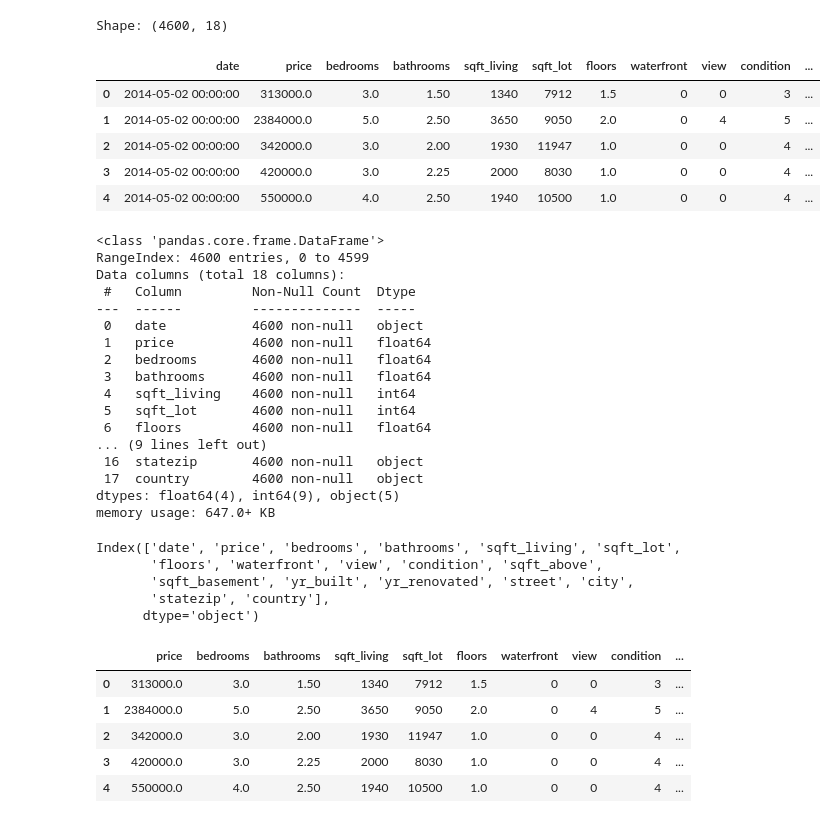
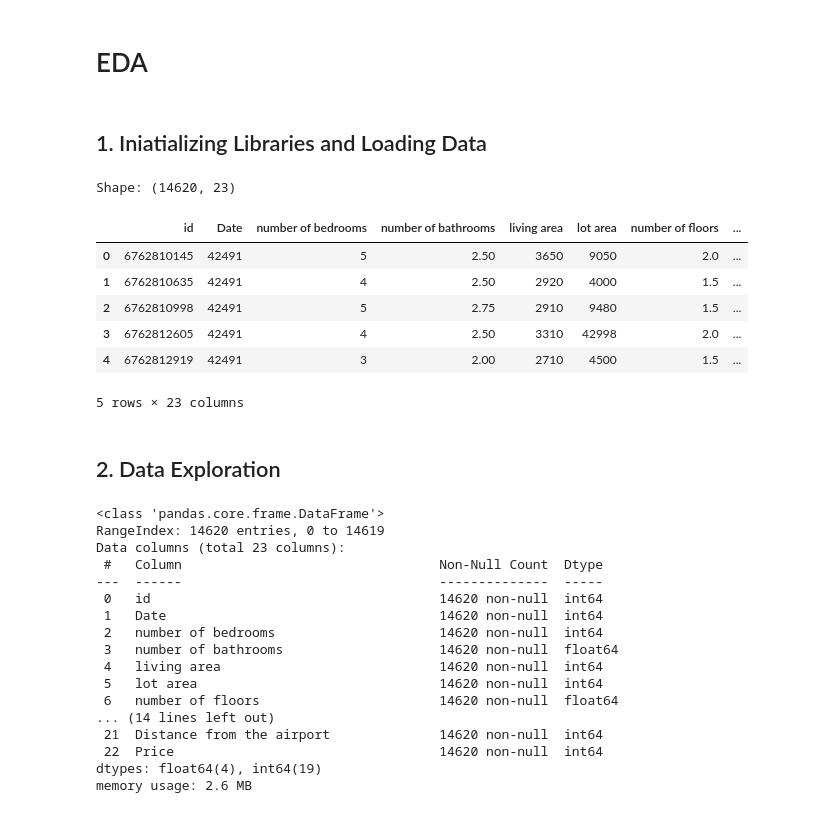
Before and after one commit to simrxn56/House-Price-Prediction, a Jupyter notebook: notebooks/01_eda.ipynb, the cells around one changed output. Saved outputs shown, nothing was run; the diff lists cells and outputs as text; code cells hidden in the pictures.

```diff
--- a/notebooks/01_eda.ipynb
+++ b/notebooks/01_eda.ipynb
@@ -1,51 +1,44 @@
+# %% [markdown]
+# EDA
+# %% [markdown]
+## 1. Iniatializing Libraries and Loading Data
 # %%
 import pandas as pd
+import numpy as np
+import matplotlib.pyplot as plt
+import seaborn as sns
 
-df = pd.read_csv('../data/raw/data.csv')
+df = pd.read_csv('../data/data.csv')
 print(f'Shape: {df.shape}')
 df.head()
 # %% [output]
-Shape: (4600, 18)
+Shape: (14620, 23)
-|  | date | price | bedrooms | bathrooms | sqft_living | sqft_lot | floors | waterfront | view | condition | ... |
-| 0 | 2014-05-02 00:00:00 | 313000.0 | 3.0 | 1.50 | 1340 | 7912 | 1.5 | 0 | 0 | 3 | ... |
-| 1 | 2014-05-02 00:00:00 | 2384000.0 | 5.0 | 2.50 | 3650 | 9050 | 2.0 | 0 | 4 | 5 | ... |
-| 2 | 2014-05-02 00:00:00 | 342000.0 | 3.0 | 2.00 | 1930 | 11947 | 1.0 | 0 | 0 | 4 | ... |
-| 3 | 2014-05-02 00:00:00 | 420000.0 | 3.0 | 2.25 | 2000 | 8030 | 1.0 | 0 | 0 | 4 | ... |
-| 4 | 2014-05-02 00:00:00 | 550000.0 | 4.0 | 2.50 | 1940 | 10500 | 1.0 | 0 | 0 | 4 | ... |
+|  | id | Date | number of bedrooms | number of bathrooms | living area | lot area | number of floors | ... |
+| 0 | 6762810145 | 42491 | 5 | 2.50 | 3650 | 9050 | 2.0 | ... |
+| 1 | 6762810635 | 42491 | 4 | 2.50 | 2920 | 4000 | 1.5 | ... |
+| 2 | 6762810998 | 42491 | 5 | 2.75 | 2910 | 9480 | 1.5 | ... |
+| 3 | 6762812605 | 42491 | 4 | 2.50 | 3310 | 42998 | 2.0 | ... |
+| 4 | 6762812919 | 42491 | 3 | 2.00 | 2710 | 4500 | 1.5 | ... |
+5 rows × 23 columns
+# %% [markdown]
+## 2. Data Exploration
 # %%
 df.info()
-df.describe()
-df.columns
 # %% [output]
 <class 'pandas.core.frame.DataFrame'>
-RangeIndex: 4600 entries, 0 to 4599
-Data columns (total 18 columns):
- #   Column         Non-Null Count  Dtype
----  ------         --------------  -----
- 0   date           4600 non-null   object
- 1   price          4600 non-null   float64
- 2   bedrooms       4600 non-null   float64
- 3   bathrooms      4600 non-null   float64
- 4   sqft_living    4600 non-null   int64
- 5   sqft_lot       4600 non-null   int64
- 6   floors         4600 non-null   float64
-... (9 lines left out)
- 16  statezip       4600 non-null   object
- 17  country        4600 non-null   object
-dtypes: float64(4), int64(9), object(5)
-memory usage: 647.0+ KB
+RangeIndex: 14620 entries, 0 to 14619
+Data columns (total 23 columns):
+ #   Column                                 Non-Null Count  Dtype
+---  ------                                 --------------  -----
+ 0   id                                     14620 non-null  int64
+ 1   Date                                   14620 non-null  int64
+ 2   number of bedrooms                     14620 non-null  int64
+ 3   number of bathrooms                    14620 non-null  float64
+ 4   living area                            14620 non-null  int64
+ 5   lot area                               14620 non-null  int64
+ 6   number of floors                       14620 non-null  float64
+... (14 lines left out)
+ 21  Distance from the airport              14620 non-null  int64
+ 22  Price                                  14620 non-null  int64
+dtypes: float64(4), int64(19)
+memory usage: 2.6 MB
-Index(['date', 'price', 'bedrooms', 'bathrooms', 'sqft_living', 'sqft_lot',
-       'floors', 'waterfront', 'view', 'condition', 'sqft_above',
-       'sqft_basement', 'yr_built', 'yr_renovated', 'street', 'city',
-       'statezip', 'country'],
-      dtype='object')
-# %%
-df.drop(['date', 'country', 'street', 'statezip'], axis=1, inplace=True)
-df.head()
-# %% [output]
-|  | price | bedrooms | bathrooms | sqft_living | sqft_lot | floors | waterfront | view | condition | ... |
-| 0 | 313000.0 | 3.0 | 1.50 | 1340 | 7912 | 1.5 | 0 | 0 | 3 | ... |
-| 1 | 2384000.0 | 5.0 | 2.50 | 3650 | 9050 | 2.0 | 0 | 4 | 5 | ... |
-| 2 | 342000.0 | 3.0 | 2.00 | 1930 | 11947 | 1.0 | 0 | 0 | 4 | ... |
-| 3 | 420000.0 | 3.0 | 2.25 | 2000 | 8030 | 1.0 | 0 | 0 | 4 | ... |
-| 4 | 550000.0 | 4.0 | 2.50 | 1940 | 10500 | 1.0 | 0 | 0 | 4 | ... |
```
Also changed, not shown: parts of 29 cells of this notebook, 11 other files.
